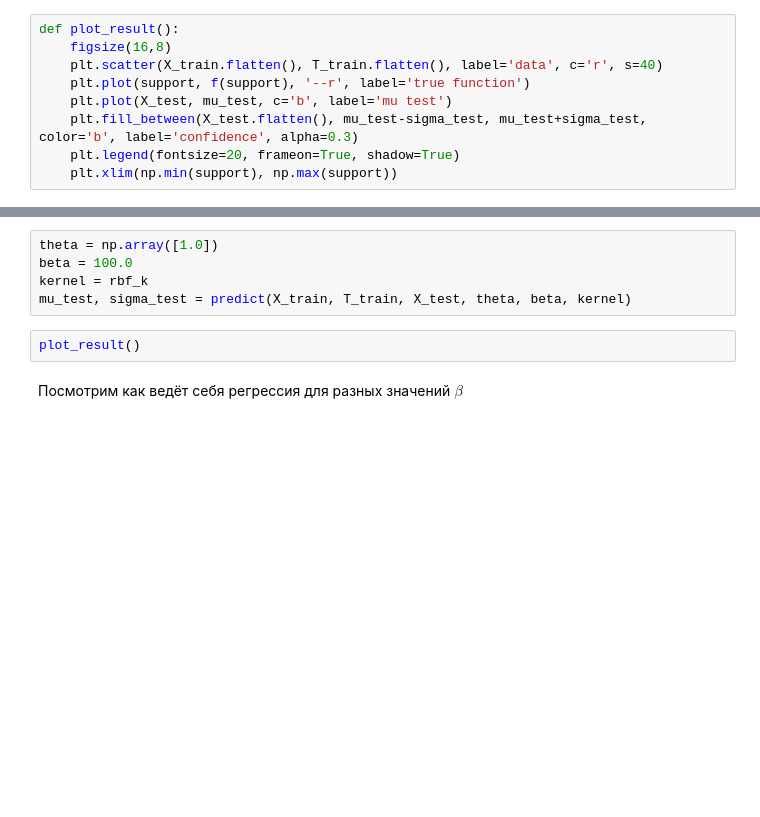
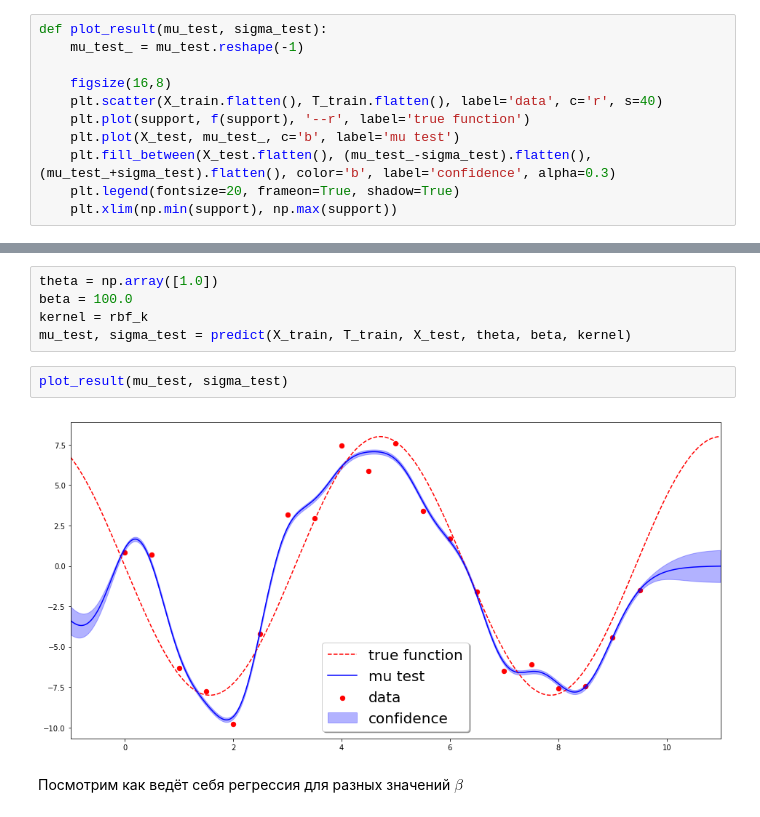
Before and after one commit to Muhamob/bmmo-2019-Fall, a Jupyter notebook: hw/lab_3/BayesOpt-task.ipynb, the cells around one changed output, grey strips where cells are left out. Saved outputs shown, nothing was run; the diff lists cells and outputs as text; blank space fills up the shorter version.

```diff
--- a/hw/lab_3/BayesOpt-task.ipynb
+++ b/hw/lab_3/BayesOpt-task.ipynb
@@ -66,10 +116,12 @@ def predict(X_train, T_train, X_test, theta, beta, kernel):
 # %%
-def plot_result():
+def plot_result(mu_test, sigma_test):
+    mu_test_ = mu_test.reshape(-1)
+
     figsize(16,8)
     plt.scatter(X_train.flatten(), T_train.flatten(), label='data', c='r', s=40)
     plt.plot(support, f(support), '--r', label='true function')
-    plt.plot(X_test, mu_test, c='b', label='mu test')
-    plt.fill_between(X_test.flatten(), mu_test-sigma_test, mu_test+sigma_test, color='b', label='confidence', alpha=0.3)
+    plt.plot(X_test, mu_test_, c='b', label='mu test')
+    plt.fill_between(X_test.flatten(), (mu_test_-sigma_test).flatten(), (mu_test_+sigma_test).flatten(), color='b', label='confidence', alpha=0.3)
     plt.legend(fontsize=20, frameon=True, shadow=True)
     plt.xlim(np.min(support), np.max(support))
 # %% [markdown]
@@ -80,7 +132,9 @@ beta = 100.0
 kernel = rbf_k
 mu_test, sigma_test = predict(X_train, T_train, X_test, theta, beta, kernel)
 # %%
-plot_result()
+plot_result(mu_test, sigma_test)
+# %% [output]
+[figure, added]
 # %% [markdown]
 Посмотрим как ведёт себя регрессия для разных значений $\beta$
 # %%
```
Also changed, not shown: parts of 20 cells of this notebook.
